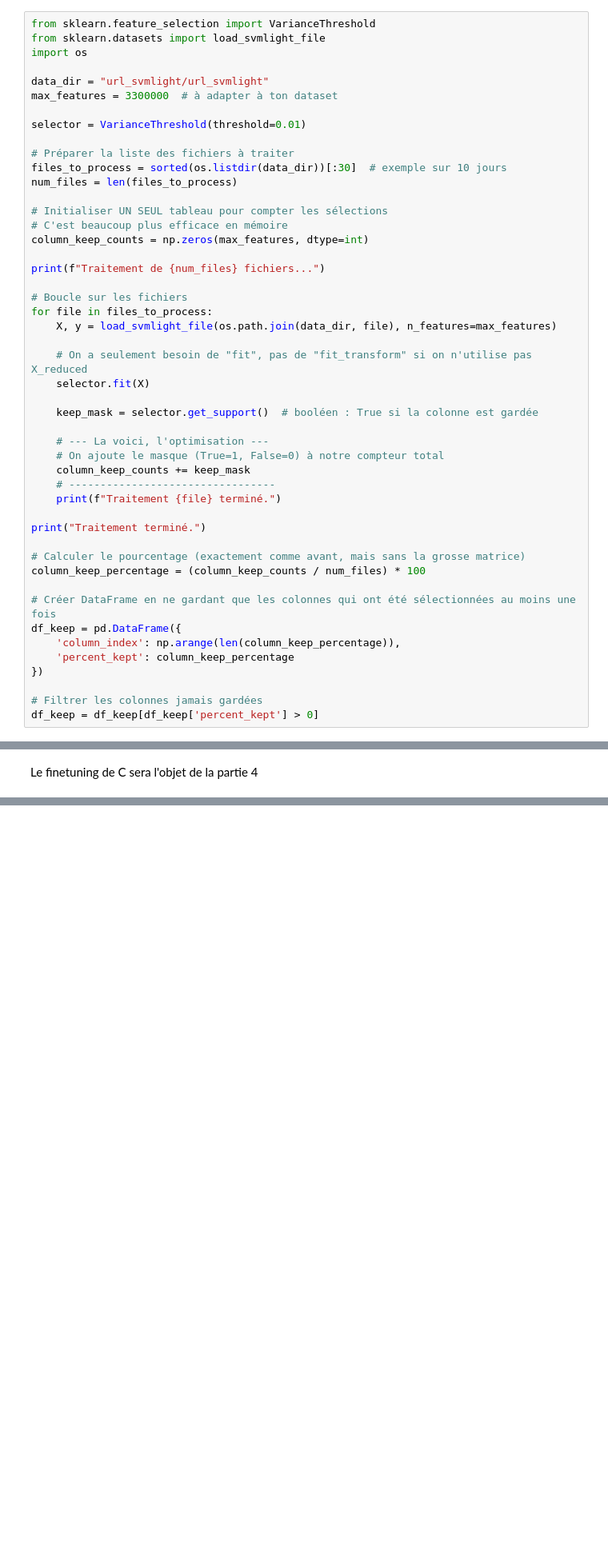
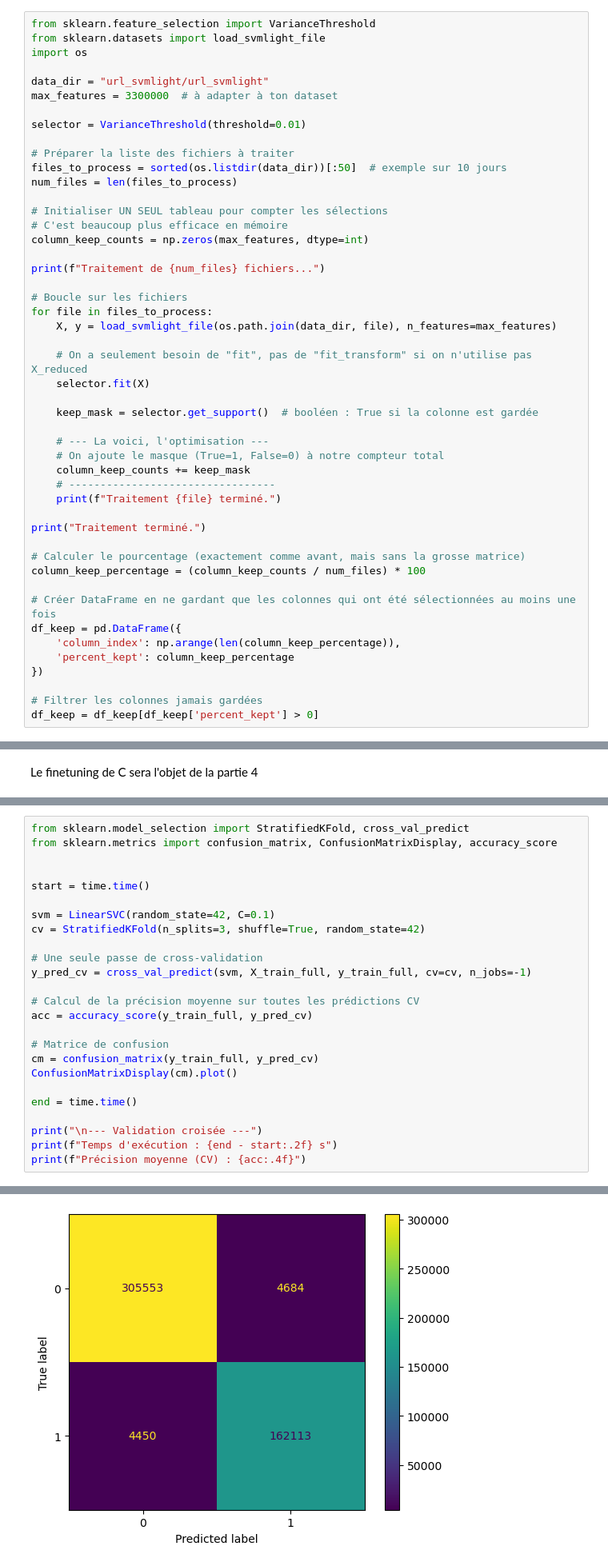
Before and after one commit to adrienmanciet-sys/darkurl-detection, a Jupyter notebook: url_machine_learning.ipynb, the cells around one changed output, grey strips where cells are left out. Shown at 80% size. Cells and saved outputs as stored; diff of their text form; blank space fills up the shorter version.

Commit message:
ajout de la partie tuning de C, validation croisée en fin de partie 3 avec matrice de confusion et comparaison avec après l'optimisation de C

```diff
--- a/url_machine_learning.ipynb
+++ b/url_machine_learning.ipynb
@@ -121,7 +121,7 @@ max_features = 3300000  # à adapter à ton dataset
 selector = VarianceThreshold(threshold=0.01)
 
 # Préparer la liste des fichiers à traiter
-files_to_process = sorted(os.listdir(data_dir))[:30]  # exemple sur 10 jours
+files_to_process = sorted(os.listdir(data_dir))[:50]  # exemple sur 10 jours
 num_files = len(files_to_process)
 
 # Initialiser UN SEUL tableau pour compter les sélections
@@ -635,0 +668,26 @@ Le finetuning de C sera l'objet de la partie 4
+# %%
+from sklearn.model_selection import StratifiedKFold, cross_val_predict
+from sklearn.metrics import confusion_matrix, ConfusionMatrixDisplay, accuracy_score
+
+
+start = time.time()
+
+svm = LinearSVC(random_state=42, C=0.1)
+cv = StratifiedKFold(n_splits=3, shuffle=True, random_state=42)
+
+# Une seule passe de cross-validation
+y_pred_cv = cross_val_predict(svm, X_train_full, y_train_full, cv=cv, n_jobs=-1)
+
+# Calcul de la précision moyenne sur toutes les prédictions CV
+acc = accuracy_score(y_train_full, y_pred_cv)
+
+# Matrice de confusion
+cm = confusion_matrix(y_train_full, y_pred_cv)
+ConfusionMatrixDisplay(cm).plot()
+
+end = time.time()
+
+print("\n--- Validation croisée ---")
+print(f"Temps d'exécution : {end - start:.2f} s")
+print(f"Précision moyenne (CV) : {acc:.4f}")
+# %% [output]
@@ -636,3 +697,4 @@ Le finetuning de C sera l'objet de la partie 4
+[figure, added]
 # %% [markdown]
 ---
 # Partie 4 - Tuning d'un hyperparamètre
```
Also changed, not shown: parts of 25 cells of this notebook.
